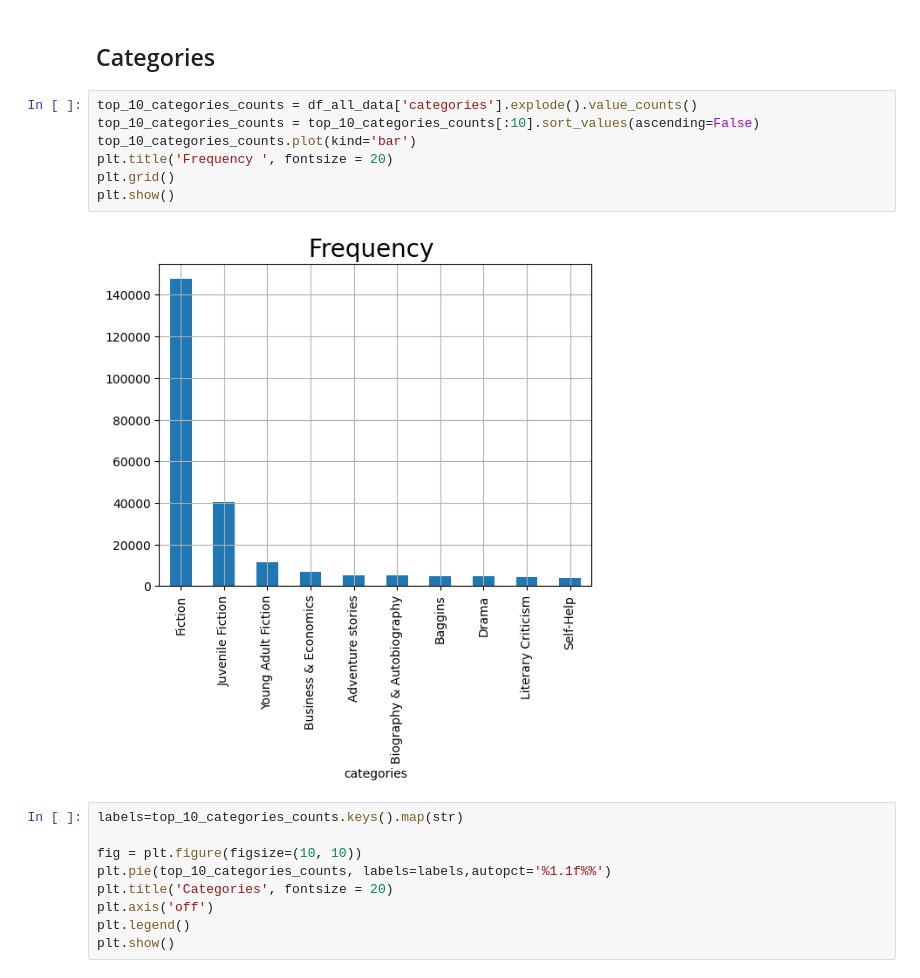
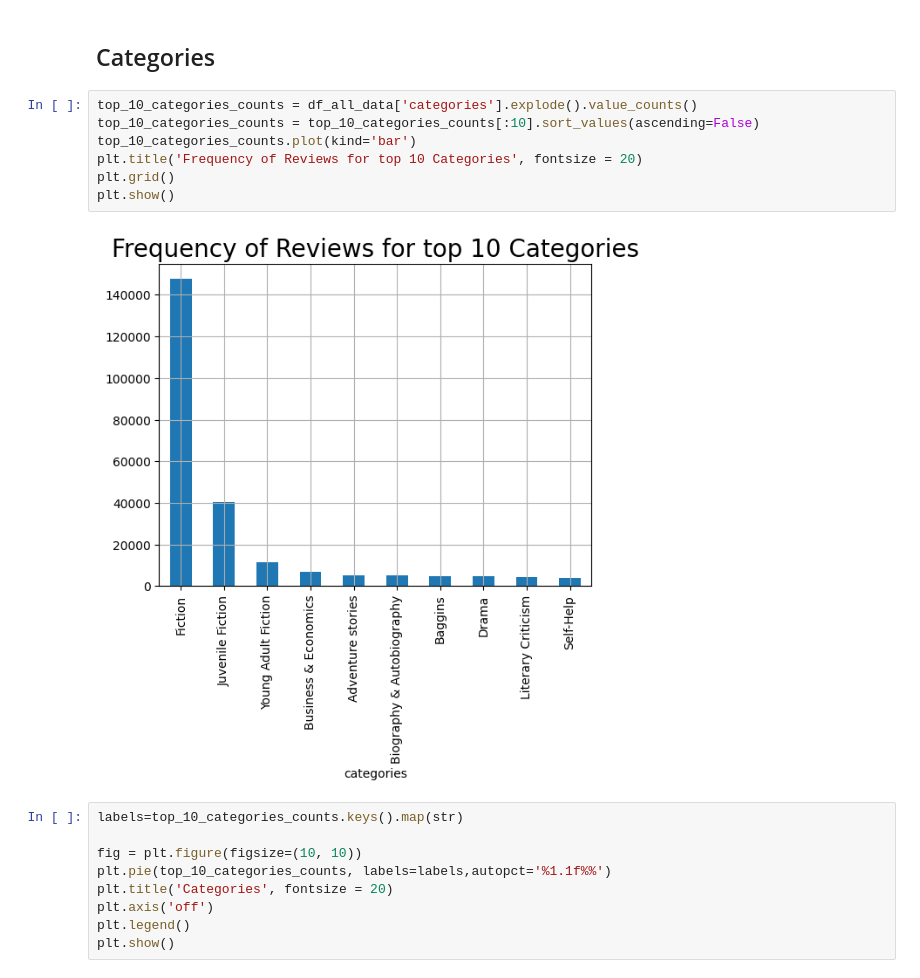
Before and after one commit to arnaldochm/final_project_nlp, a Jupyter notebook: notebooks/notebook_EDA.ipynb, the cells around one changed output. Saved outputs shown, nothing was run; the diff lists cells and outputs as text.

```diff
--- a/notebooks/notebook_EDA.ipynb
+++ b/notebooks/notebook_EDA.ipynb
@@ -238,12 +238,12 @@ Name: review, dtype: float64
 # %%
 top_10_categories_counts = df_all_data['categories'].explode().value_counts()
 top_10_categories_counts = top_10_categories_counts[:10].sort_values(ascending=False)
 top_10_categories_counts.plot(kind='bar')
-plt.title('Frequency ', fontsize = 20)
+plt.title('Frequency of Reviews for top 10 Categories', fontsize = 20)
 plt.grid()
 plt.show()
 # %% [output]
-[figure, old version]
+[figure, new version]
 # %%
 labels=top_10_categories_counts.keys().map(str)
 
```
Also changed, not shown: parts of 16 cells of this notebook.
